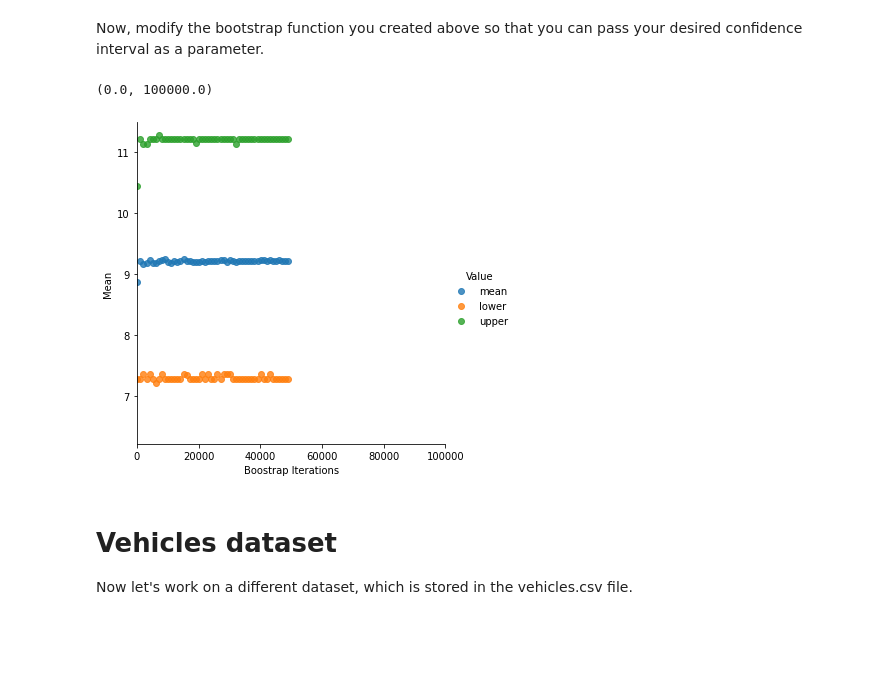
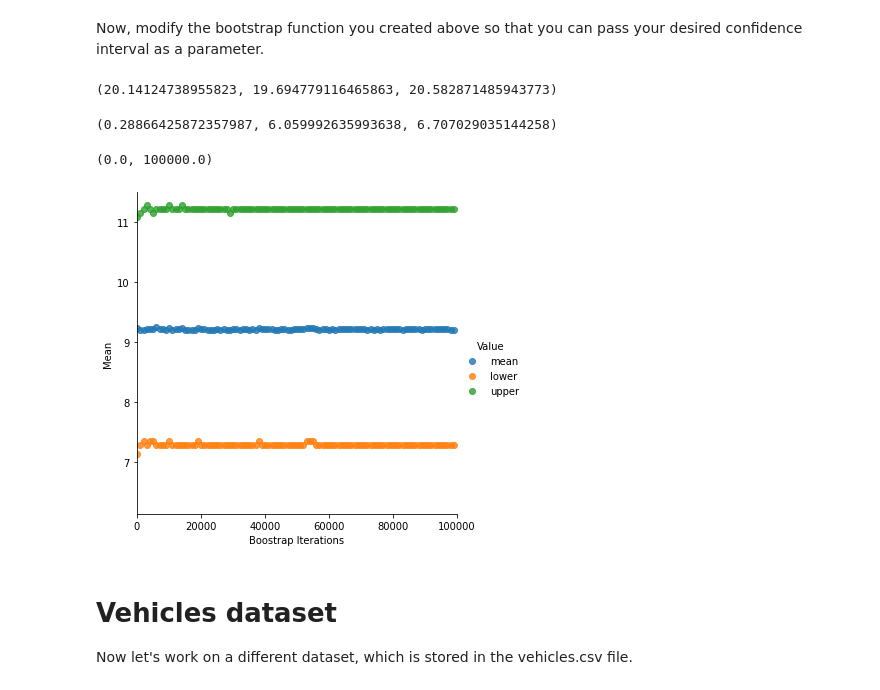
Before and after one commit to neerajthandayan/CE888, a Jupyter notebook: Boostrap/bootstrap.ipynb, the cells around one changed output. Saved outputs shown, nothing was run; the diff lists cells and outputs as text; code cells hidden in the pictures; blank space fills up the shorter version.

```diff
--- a/Boostrap/bootstrap.ipynb
+++ b/Boostrap/bootstrap.ipynb
@@ -36,7 +36,7 @@ def bootstrap_mean(x, sample_size, n_bootstraps):
 # Call your bootstrap function and plot the results
 
 boots = []
-for i in range(100, 50000, 1000):
+for i in range(100, 100000, 1000):
     boot = bootstrap_mean(data, data.shape[0], i)
     boots.append([i, boot[0], "mean"])
     boots.append([i, boot[1], "lower"])
@@ -64,3 +64,7 @@ def bootstrap_mean_ci(sample, sample_size, n_bootstraps, ci):
   upper = np.percentile(means, (((100-ci)/2)+ci))
   lower = np.percentile(means, (100-ci)/2)
   return data_mean, lower, upper
+# %%
+bootstrap_mean_ci(cf_data, cf_data.shape[0], 10000, 73)
+# %% [output]
+(20.14124738955823, 19.694779116465863, 20.582871485943773)
@@ -67,22 +82,26 @@ def bootstrap_mean_ci(sample, sample_size, n_bootstraps, ci):
+# %%
+bootstrap_sd_ci(cf_data, cf_data.shape[0], 10000, 73)
+# %% [output]
+(0.28866425872357987, 6.059992635993638, 6.707029035144258)
 # %%
 boots = []
-for i in range(100, 50000, 1000):
+for i in range(100, 100000, 1000):
     boot = bootstrap_mean_ci(data, data.shape[0], i, 80)
     boots.append([i, boot[0], "mean"])
     boots.append([i, boot[1], "lower"])
     boots.append([i, boot[2], "upper"])
 
 df_boot = pd.DataFrame(boots, columns=['Boostrap Iterations', 'Mean', "Value"])
 sns_plot = sns.lmplot(df_boot.columns[0], df_boot.columns[1], data=df_boot, fit_reg=False, hue="Value")
 
 j =  df_boot['Mean'].min()-1
 sns_plot.axes[0, 0].set_ylim(j,)
 sns_plot.axes[0, 0].set_xlim(0, 100000)
 
 #sns_plot.savefig("bootstrap_confidence_80.pdf", bbox_inches='tight')
 # %% [output]
 (0.0, 100000.0)
-[figure, old version]
+[figure, new version]
 # %% [markdown]
 # Vehicles dataset
 
```
Also changed, not shown: parts of 10 cells of this notebook.
